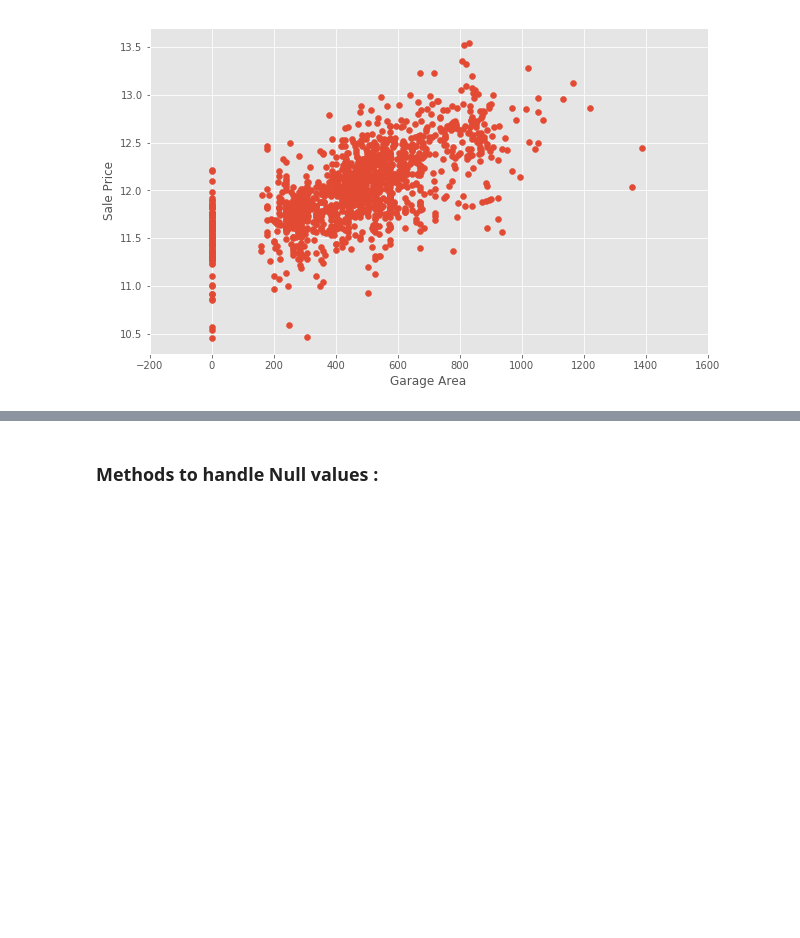
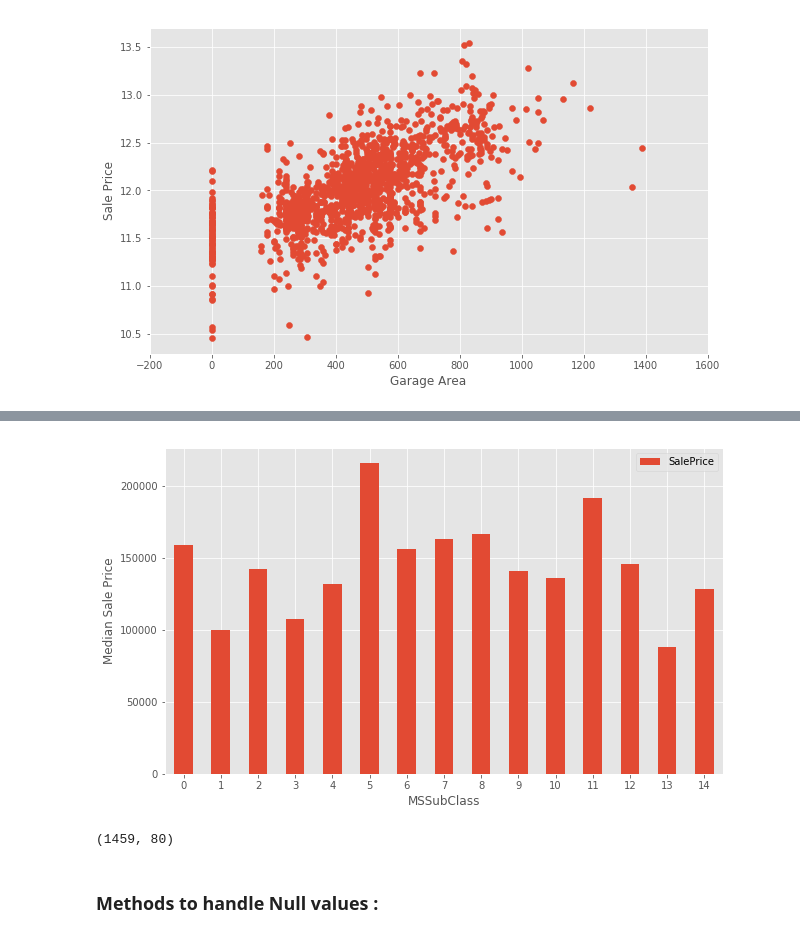
Before and after one commit to RayBela/House-Prices-Competition, a Jupyter notebook: House Prices Competition - Modeling 2.ipynb, the cells around one changed output, grey strips where cells are left out. Saved outputs shown, nothing was run; the diff lists cells and outputs as text; code cells hidden in the pictures; blank space fills up the shorter version.

```diff
--- a/House Prices Competition - Modeling 2.ipynb
+++ b/House Prices Competition - Modeling 2.ipynb
@@ -224,0 +276,10 @@ test_set = test.select_dtypes(include=[np.number])
+# %%
+mssubclass_pivot = train.pivot_table(index='MSSubClass',
+                                    values='SalePrice', aggfunc=np.median)
+mssubclass_pivot.plot(kind='bar')
+plt.xlabel('MSSubClass')
+plt.ylabel('Median Sale Price')
+plt.xticks(rotation=0)
+plt.show()
+# %% [output]
+[figure, added]
@@ -225,3 +310,7 @@ test_set = test.select_dtypes(include=[np.number])
+# %%
+test.shape
+# %% [output]
+(1459, 80)
 # %% [markdown]
 ### Methods to handle Null values :
 # %%
```
Also changed, not shown: parts of 93 cells of this notebook, 1 other file.
